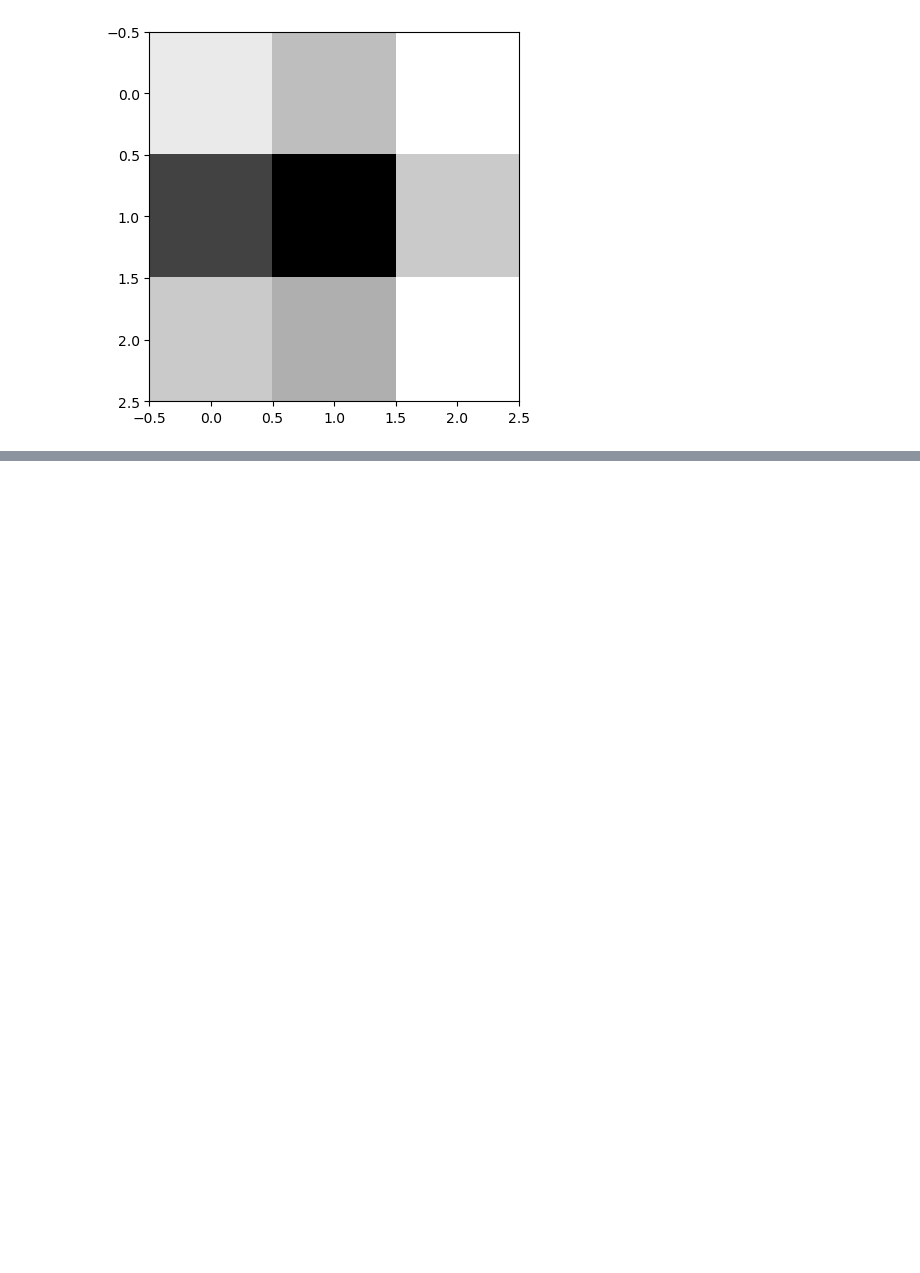
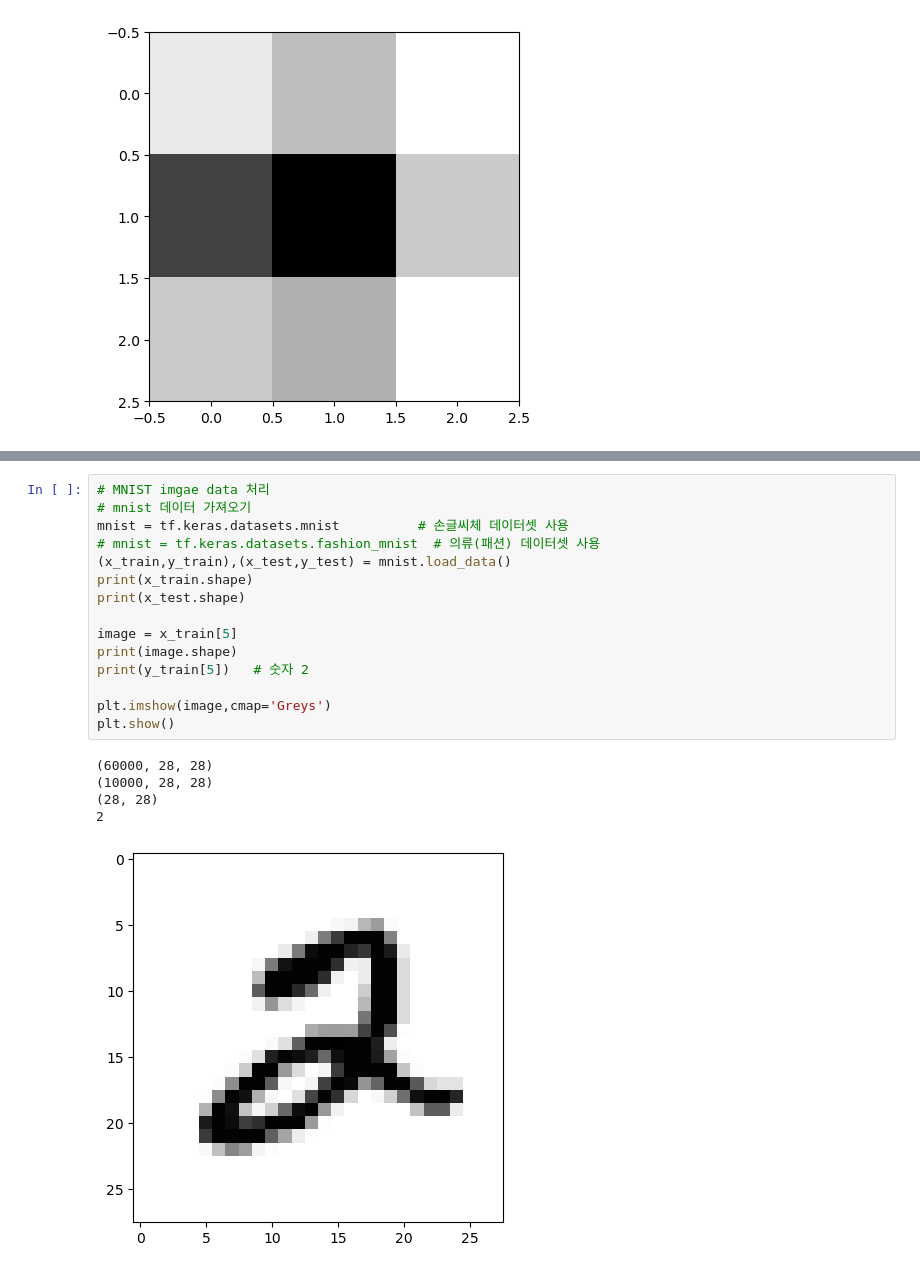
Before and after one commit to digicope/tf_lab09, a Jupyter notebook: 02_합성곱 신경망/01_CNN_basic.ipynb, the cells around one changed output, grey strips where cells are left out. Saved outputs shown, nothing was run; the diff lists cells and outputs as text; blank space fills up the shorter version.

```diff
--- a/02_합성곱 신경망/01_CNN_basic.ipynb
+++ b/02_합성곱 신경망/01_CNN_basic.ipynb
@@ -170,0 +216,21 @@ plt.show()
+# %%
+# MNIST imgae data 처리
+# mnist 데이터 가져오기
+mnist = tf.keras.datasets.mnist          # 손글씨체 데이터셋 사용
+# mnist = tf.keras.datasets.fashion_mnist  # 의류(패션) 데이터셋 사용
+(x_train,y_train),(x_test,y_test) = mnist.load_data()
+print(x_train.shape)
+print(x_test.shape)
+
+image = x_train[5]
+print(image.shape)
+print(y_train[5])   # 숫자 2
+
+plt.imshow(image,cmap='Greys')
+plt.show()
+# %% [output]
+(60000, 28, 28)
+(10000, 28, 28)
+(28, 28)
+2
+[figure, added]
```
Also changed, not shown: parts of 6 cells of this notebook.
